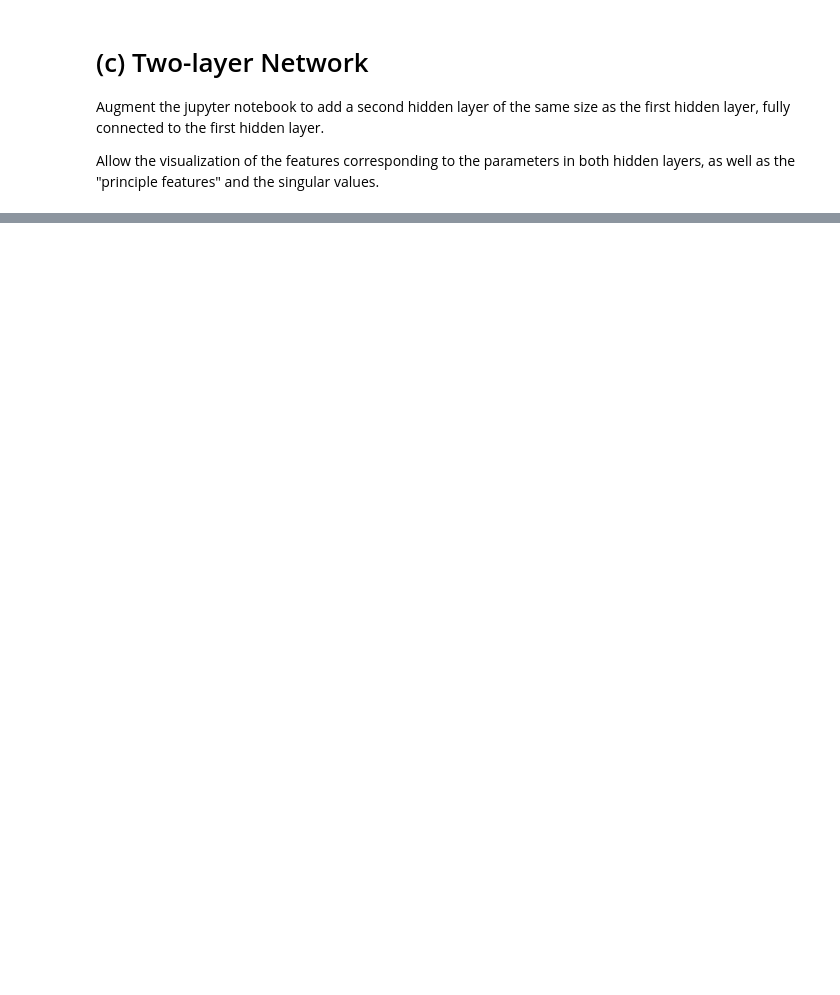
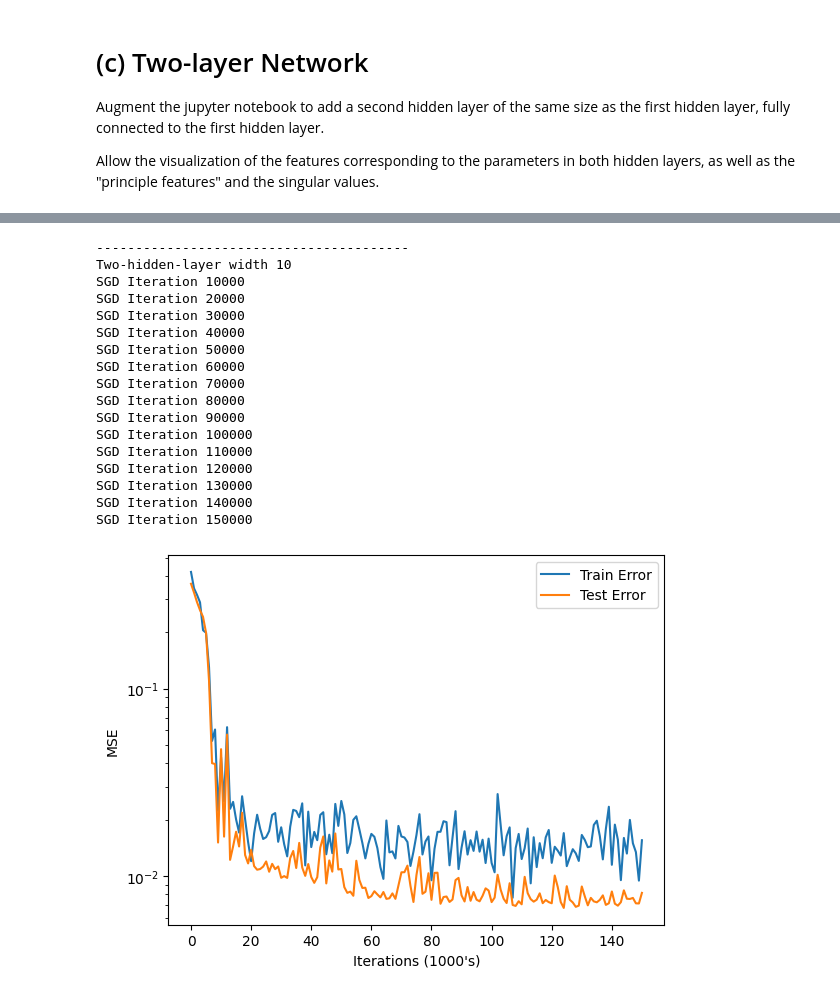
Before and after one commit to jaizunT/deep_learning, a Jupyter notebook: hw02/code/q_linearized_features.ipynb, the cells around one changed output, grey strips where cells are left out. Drawn from its saved outputs; the diff is of its cells as text; code cells hidden in the pictures; blank space fills up the shorter version.

```diff
--- a/hw02/code/q_linearized_features.ipynb
+++ b/hw02/code/q_linearized_features.ipynb
@@ -516,0 +526,80 @@ hi
+# %%
+# ======================= (c) Two-layer Network =======================
+# Build and train nets with TWO hidden layers (same width as the first),
+# then visualize gradients for parameters in BOTH hidden layers and plot
+# principal features & singular values as before.
+
+# Container for two-hidden-layer experiments
+nets_by_size_2hl = {}
+
+# Reuse the same widths list and training hyperparams defined above.
+for width in widths:
+    # Define a 2-hidden-layer ReLU net: [1 -> w] -> ReLU -> [w -> w] -> ReLU -> [w -> 1]
+    net2 = nn.Sequential(
+        nn.Linear(1, width),
+        nn.ReLU(),
+        nn.Linear(width, width),
+        nn.ReLU(),
+        nn.Linear(width, 1)
+    )
+    # Initialize "elbows" for the FIRST hidden layer so breakpoints lie in [0,1]
+    elbows = np.sort(np.random.rand(width))
+    w0, b0 = list(net2.parameters())[0], list(net2.parameters())[1]  # layer 0 weight, bias
+    new_b0 = -elbows * to_numpy(w0).ravel()
+    b0.data = to_torch(new_b0)
+
+    # Create optimizer for all params (reuse lr_all from part (a))
+    opt_all2 = torch.optim.SGD(params=net2.parameters(), lr=lr_all)
+
+    # Save initial state for comparisons
+    nets_by_size_2hl[width] = {
+        'net': net2,
+        'opt_all': opt_all2,
+        'init': copy.deepcopy(net2.state_dict())
+    }
+
+# Train each 2-hidden-layer net
+t0 = time.time()
+for w in widths:
+    print("-"*40)
+    print("Two-hidden-layer width", w)
+    model2 = nn.Sequential(
+        nn.Linear(1, w),
+        nn.ReLU(),
+        nn.Linear(w, w),
+        nn.ReLU(),
+        nn.Linear(w, 1)
+    )
+    model2.load_state_dict(nets_by_size_2hl[w]['net'].state_dict().copy())
+    model2.to(device=device)
+
+    opt2 = torch.optim.SGD(params=model2.parameters(), lr=lr_all)
+    history2 = train_network(X, y, X_test, y_test,
+                             model2, optim=opt2,
+                             n_steps=n_steps, save_every=save_every,
+                             initial_weights=nets_by_size_2hl[w]['init'],
+                             verbose=False, device=device)
+    nets_by_size_2hl[w]['trained_net'] = model2
+    nets_by_size_2hl[w]['hist_all'] = history2
+    plot_test_train_errors(history2)
+t1 = time.time()
+print("Trained all 2-hidden-layer nets in %.1f minutes" % ((t1 - t0) / 60))
+# %% [output]
+----------------------------------------
+Two-hidden-layer width 10
+SGD Iteration 10000
+SGD Iteration 20000
+SGD Iteration 30000
+SGD Iteration 40000
+SGD Iteration 50000
+SGD Iteration 60000
+SGD Iteration 70000
+SGD Iteration 80000
+SGD Iteration 90000
+SGD Iteration 100000
+SGD Iteration 110000
+SGD Iteration 120000
+SGD Iteration 130000
+SGD Iteration 140000
+SGD Iteration 150000
+[figure, added]
```
Also changed, not shown: parts of 6 cells of this notebook.
